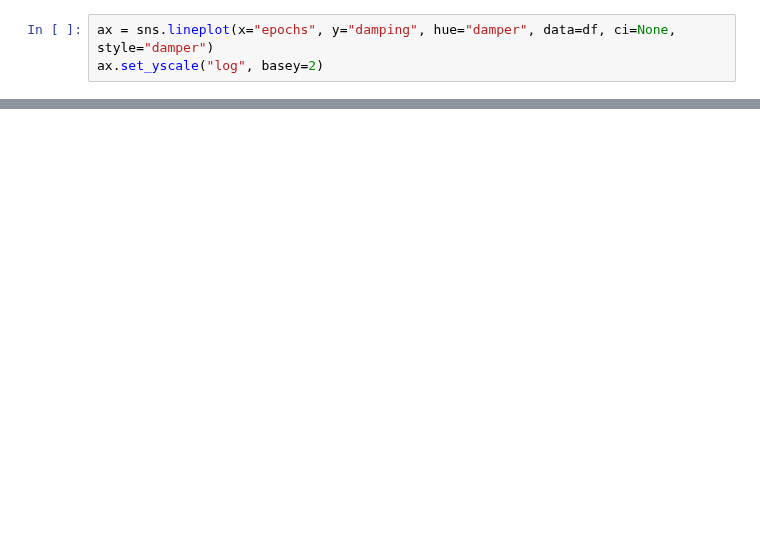
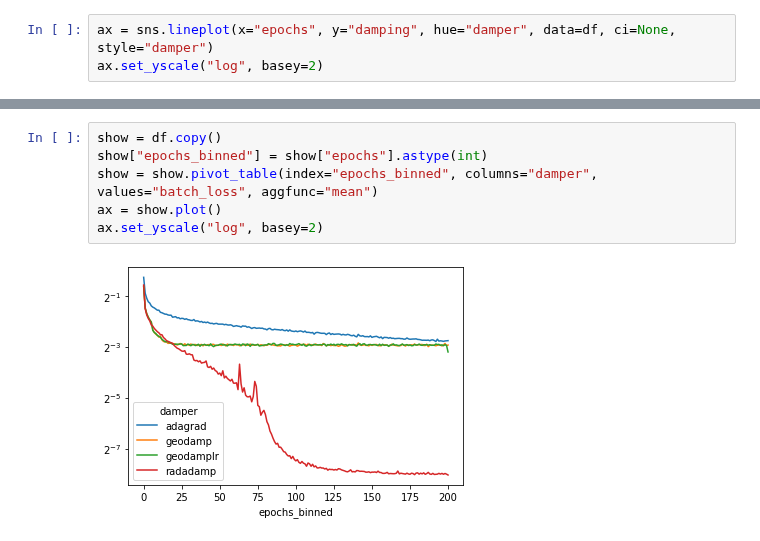
Before and after one commit to stsievert/adadamp-experiments, a Jupyter notebook: exp-fashion-mnist/Viz.ipynb, the cells around one changed output, grey strips where cells are left out. Saved outputs shown, nothing was run; the diff lists cells and outputs as text; blank space fills up the shorter version.

```diff
--- a/exp-fashion-mnist/Viz.ipynb
+++ b/exp-fashion-mnist/Viz.ipynb
@@ -141,0 +158,8 @@ for i, x in enumerate(["epochs", "model_updates"]):
+# %%
+show = df.copy()
+show["epochs_binned"] = show["epochs"].astype(int)
+show = show.pivot_table(index="epochs_binned", columns="damper", values="batch_loss", aggfunc="mean")
+ax = show.plot()
+ax.set_yscale("log", basey=2)
+# %% [output]
+[figure, added]
```
Also changed, not shown: parts of 10 cells of this notebook, 1 other file.
